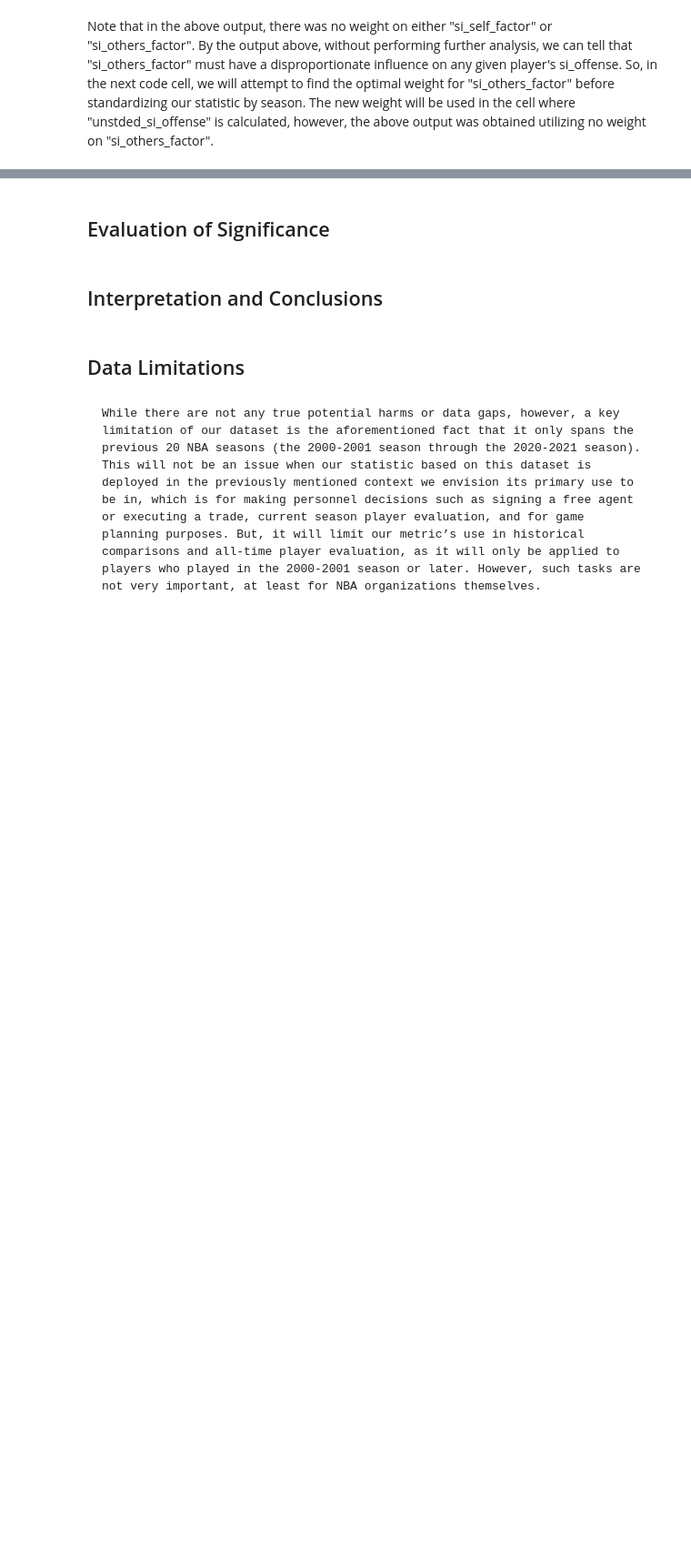
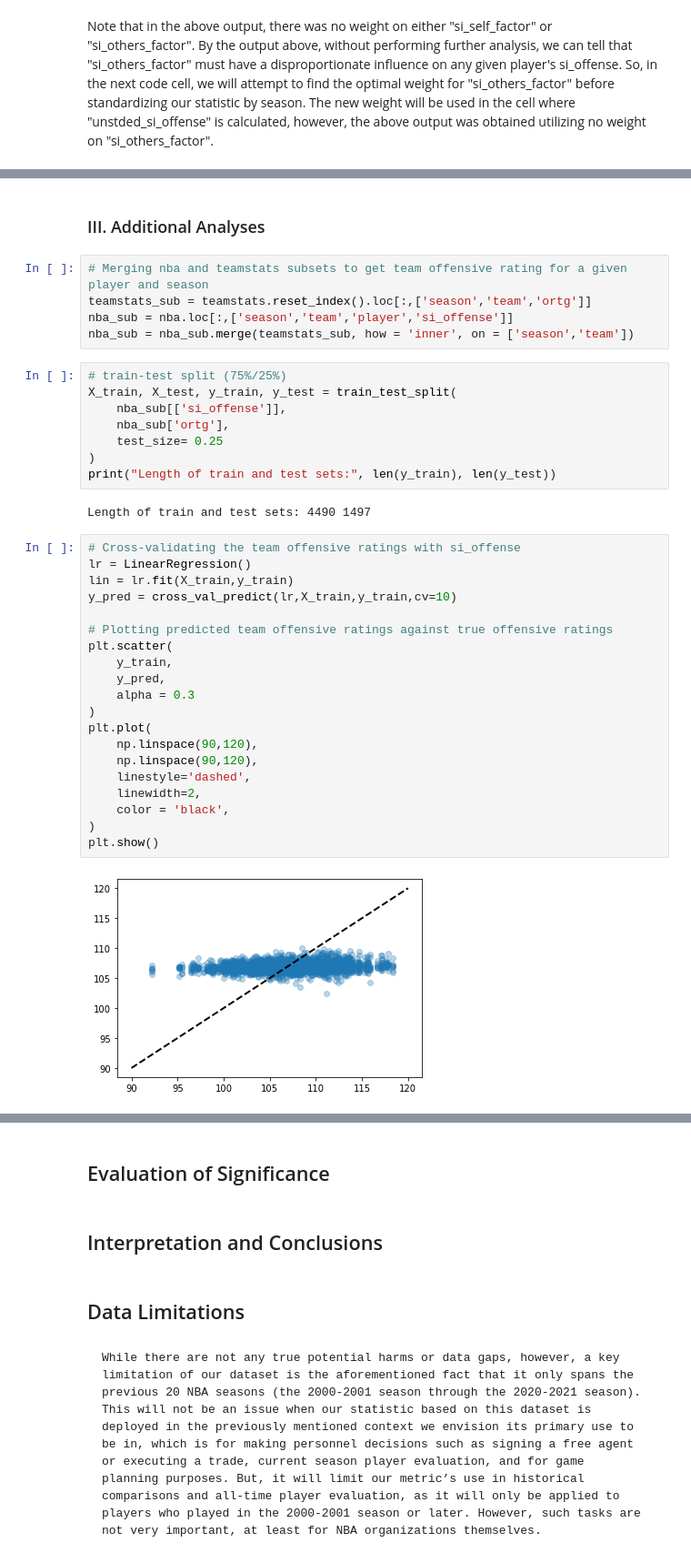
Before and after one commit to MAhram1/INFO-2950-Project, a Jupyter notebook: proj4.ipynb, the cells around one changed output, grey strips where cells are left out. Shown at 91% size. Saved outputs shown, nothing was run; the diff lists cells and outputs as text; blank space fills up the shorter version.

```diff
--- a/proj4.ipynb
+++ b/proj4.ipynb
@@ -539,0 +652,39 @@ sorted_by_si_offense_rank.head(25)
+# %% [markdown]
+### III. Additional Analyses
+# %%
+# Merging nba and teamstats subsets to get team offensive rating for a given player and season
+teamstats_sub = teamstats.reset_index().loc[:,['season','team','ortg']]
+nba_sub = nba.loc[:,['season','team','player','si_offense']]
+nba_sub = nba_sub.merge(teamstats_sub, how = 'inner', on = ['season','team'])
+# %%
+# train-test split (75%/25%)
+X_train, X_test, y_train, y_test = train_test_split(
+    nba_sub[['si_offense']],
+    nba_sub['ortg'],
+    test_size= 0.25
+)
+print("Length of train and test sets:", len(y_train), len(y_test))
+# %% [output]
+Length of train and test sets: 4490 1497
+# %%
+# Cross-validating the team offensive ratings with si_offense
+lr = LinearRegression()
+lin = lr.fit(X_train,y_train)
+y_pred = cross_val_predict(lr,X_train,y_train,cv=10)
+
+# Plotting predicted team offensive ratings against true offensive ratings
+plt.scatter(
+    y_train,
+    y_pred,
+    alpha = 0.3
+)
+plt.plot(
+    np.linspace(90,120),
+    np.linspace(90,120),
+    linestyle='dashed',
+    linewidth=2,
+    color = 'black',
+)
+plt.show()
+# %% [output]
+[figure, added]
```
Also changed, not shown: parts of 26 cells of this notebook.
